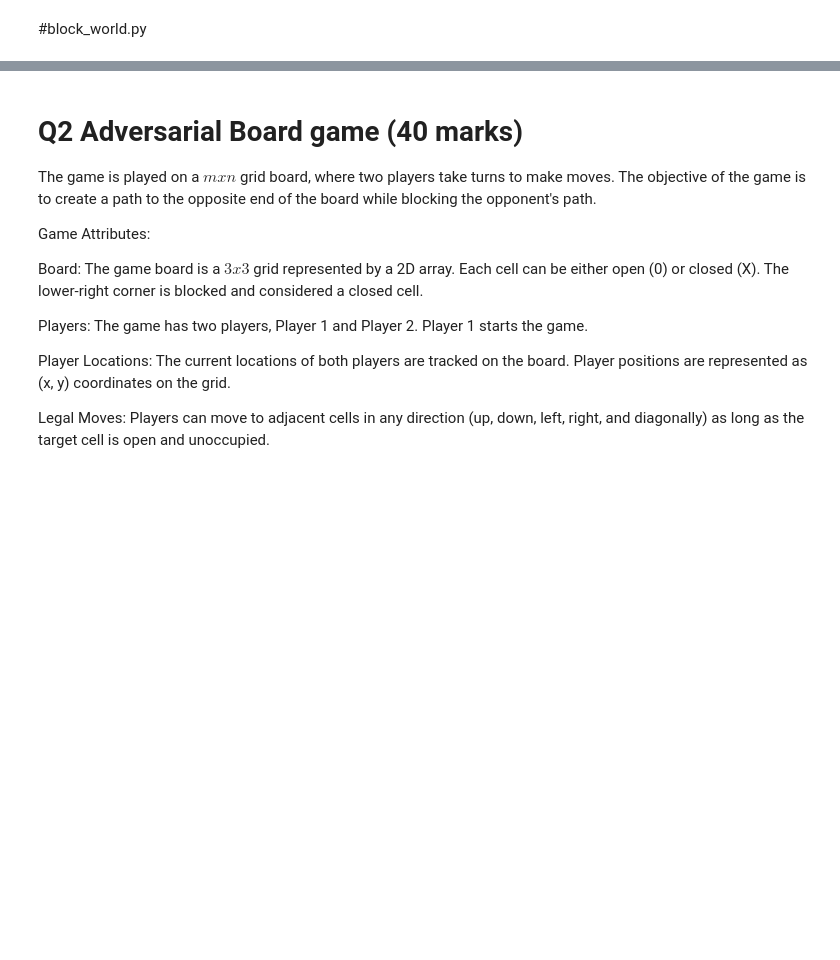
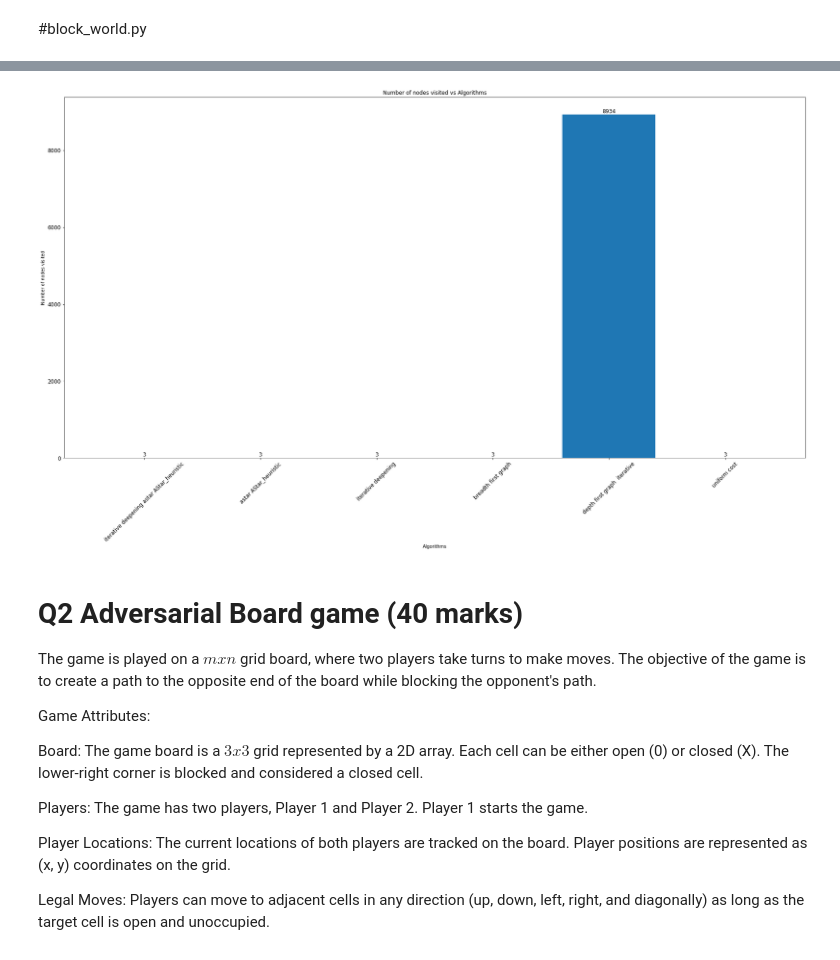
Before and after one commit to SukhmeetSingh2002/AI-Assignments, a Jupyter notebook: Assignment1/SUKHMEET_SINGH_AI_Assignment1_2023.ipynb, the cells around one changed output, grey strips where cells are left out. Drawn from its saved outputs; the diff is of its cells as text; code cells hidden in the pictures; blank space fills up the shorter version.

```diff
--- a/Assignment1/SUKHMEET_SINGH_AI_Assignment1_2023.ipynb
+++ b/Assignment1/SUKHMEET_SINGH_AI_Assignment1_2023.ipynb
@@ -967,3 +846,20 @@ KeyboardInterrupt:
+# %%
+# plot the graph for no. of nodes visited vs algo
+
+plt.figure(figsize=(30,15))
+plt.bar(algo_names,[len(solution.path()) for solution in all_solutions])
+plt.xlabel("Algorithms")
+plt.ylabel("Number of nodes visited")
+plt.title("Number of nodes visited vs Algorithms")
+
+for index, value in enumerate([len(solution.path()) for solution in all_solutions]):
+    plt.text(index, value, str(round(value,4)), ha='center', va='bottom', fontsize=12)
+
+plt.xticks(rotation=45,fontsize=12)
+plt.yticks(fontsize=12)
+plt.show()
+# %% [output]
+[figure, added]
 # %% [markdown]
 # Q2 Adversarial Board game (40 marks)
 
```
Also changed, not shown: parts of 47 cells of this notebook.
